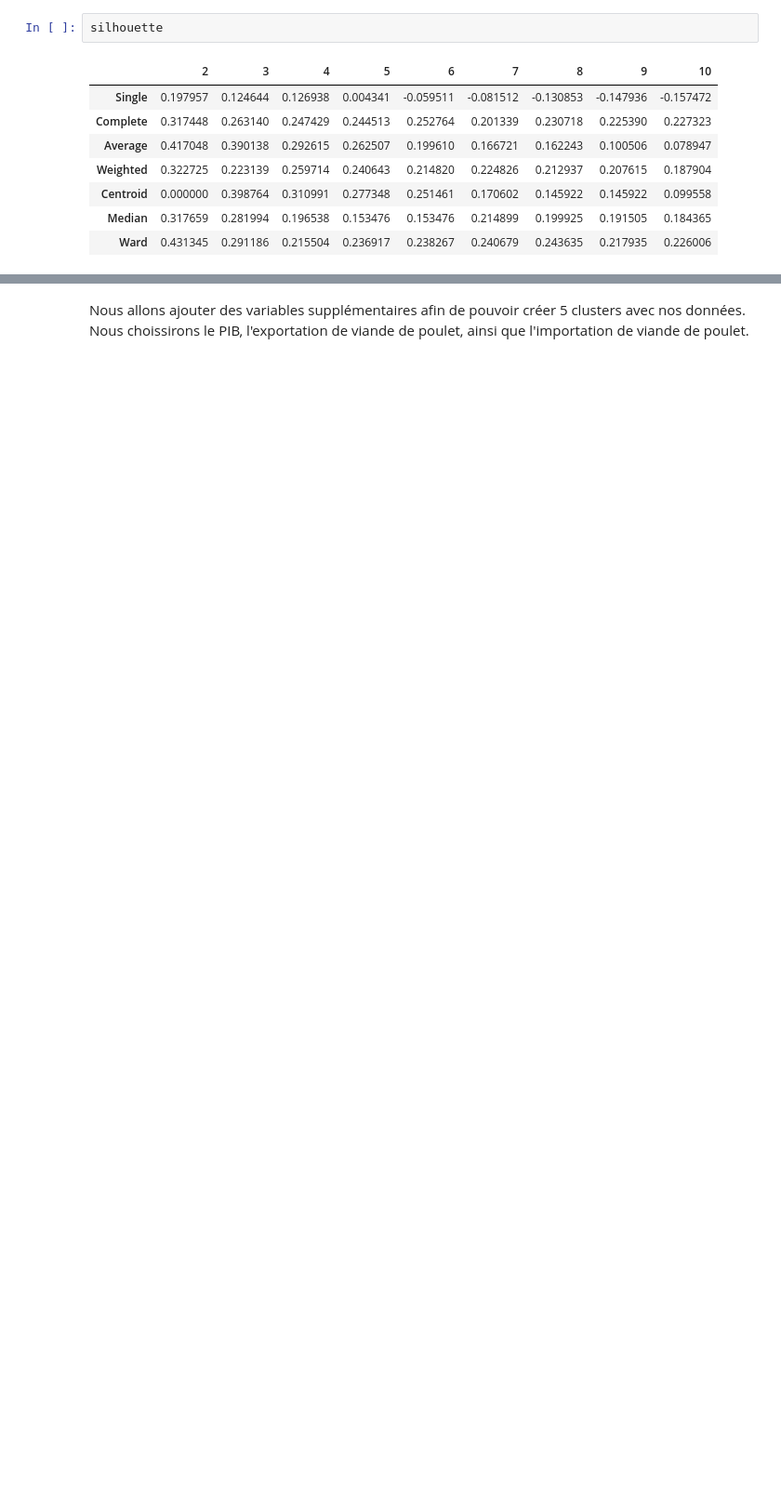
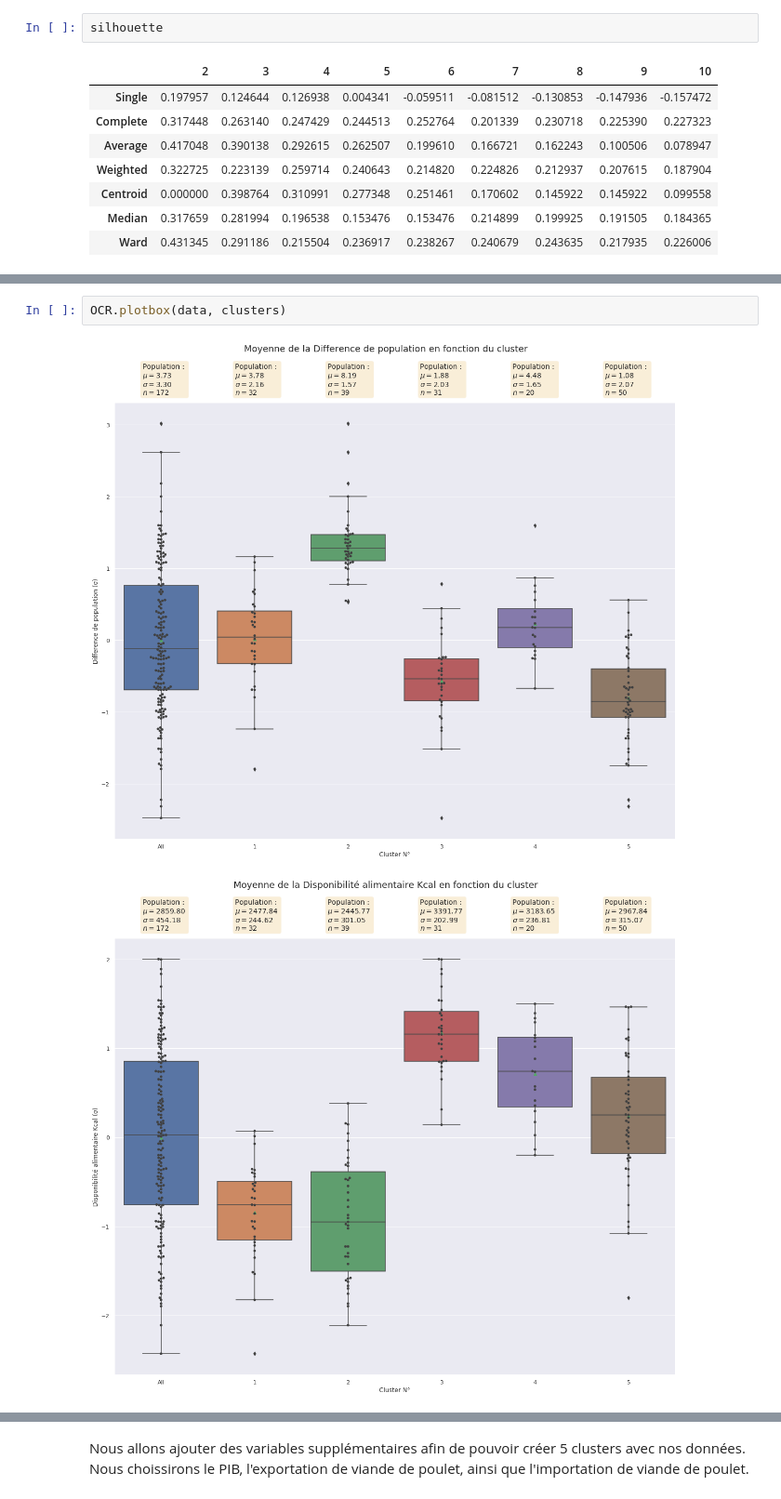
Before and after one commit to FranckDELRUE/FranckDELRUE-OCR-Project-5-DAn-Python, a Jupyter notebook: P5_02_Code.ipynb, the cells around one changed output, grey strips where cells are left out. Shown at 93% size. Cells and saved outputs as stored; diff of their text form; blank space fills up the shorter version.

```diff
--- a/P5_02_Code.ipynb
+++ b/P5_02_Code.ipynb
@@ -209,0 +216,5 @@ Nous constatons que les données que nous avons ne permettent pas d'obtenir de b
+# %%
+OCR.plotbox(data, clusters)
+# %% [output]
+[figure, added]
+[figure, added]
```
Also changed, not shown: parts of 61 cells of this notebook, 11 other files.
